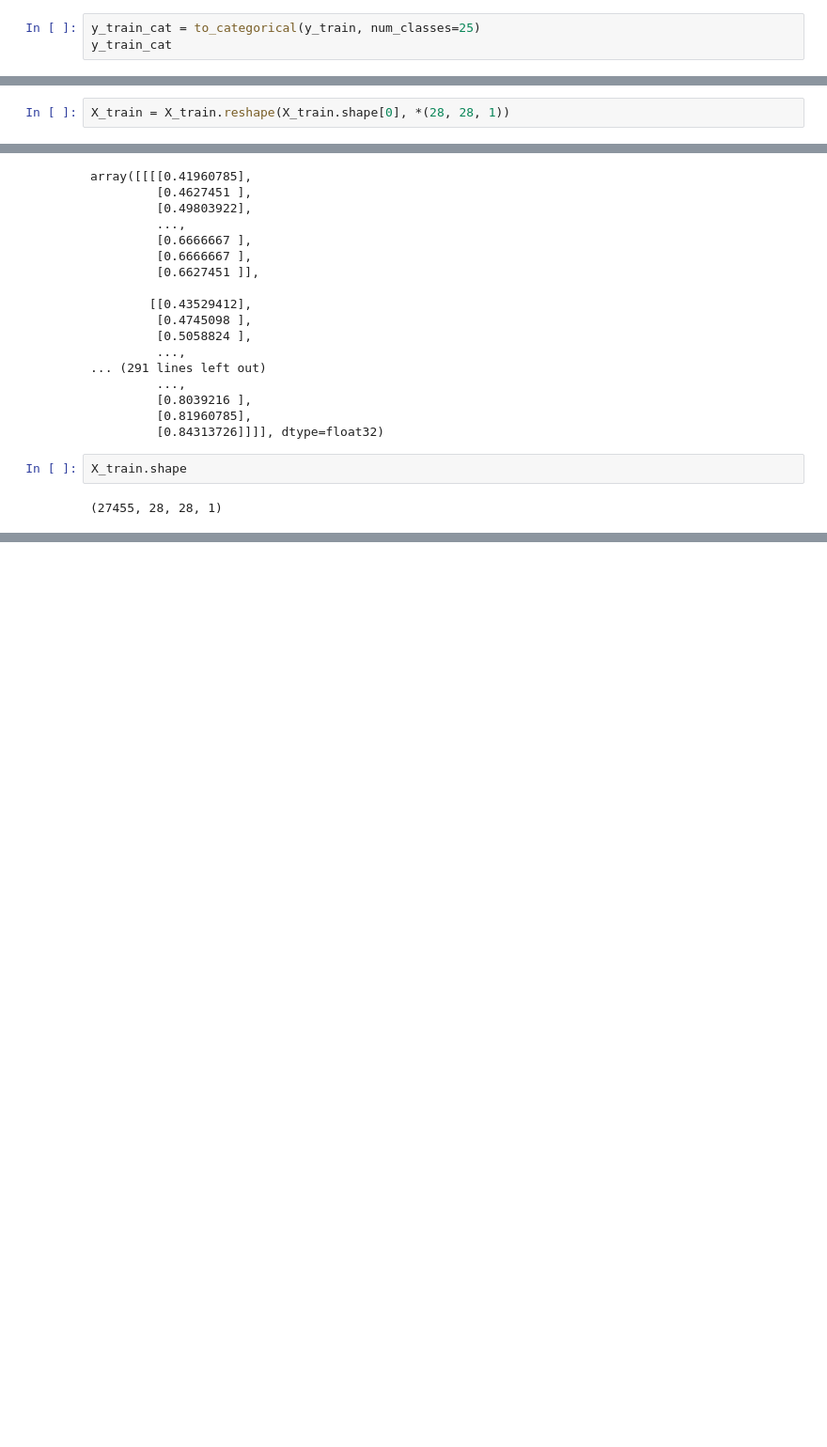
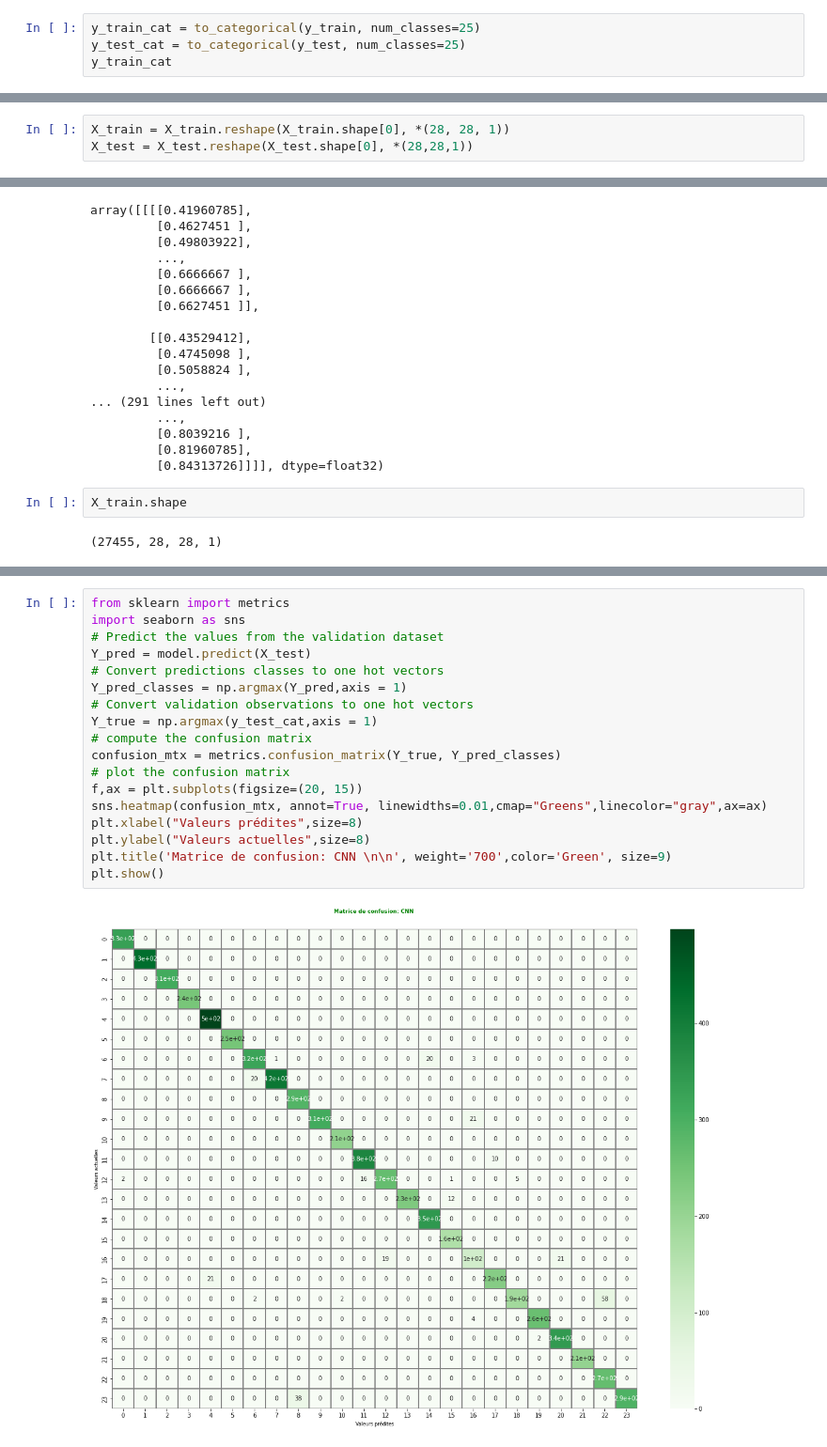
Before and after one commit to ylg619/sld, a Jupyter notebook: notebooks/notebook_danny.ipynb, the cells around one changed output, grey strips where cells are left out. Shown: that part at 94% size. Cells and saved outputs as stored; diff of their text form; blank space fills up the shorter version.

```diff
--- a/notebooks/notebook_danny.ipynb
+++ b/notebooks/notebook_danny.ipynb
@@ -200,5 +205,6 @@ array([[0.41960785, 0.4627451 , 0.49803922, ..., 0.8       , 0.79607844,
 # %%
 y_train_cat = to_categorical(y_train, num_classes=25)
+y_test_cat = to_categorical(y_test, num_classes=25)
 y_train_cat
 # %% [output]
 array([[0., 0., 0., ..., 0., 0., 0.],
@@ -225,6 +231,7 @@ y_train
 Name: label, Length: 27455, dtype: int64
 # %%
 X_train = X_train.reshape(X_train.shape[0], *(28, 28, 1))
+X_test = X_test.reshape(X_test.shape[0], *(28,28,1))
 # %%
 X_train
 # %% [output]
@@ -277,0 +378,20 @@ def initialize_model():
+# %%
+from sklearn import metrics
+import seaborn as sns
+# Predict the values from the validation dataset
+Y_pred = model.predict(X_test)
+# Convert predictions classes to one hot vectors
+Y_pred_classes = np.argmax(Y_pred,axis = 1)
+# Convert validation observations to one hot vectors
+Y_true = np.argmax(y_test_cat,axis = 1)
+# compute the confusion matrix
+confusion_mtx = metrics.confusion_matrix(Y_true, Y_pred_classes)
+# plot the confusion matrix
+f,ax = plt.subplots(figsize=(20, 15))
+sns.heatmap(confusion_mtx, annot=True, linewidths=0.01,cmap="Greens",linecolor="gray",ax=ax)
+plt.xlabel("Valeurs prédites",size=8)
+plt.ylabel("Valeurs actuelles",size=8)
+plt.title('Matrice de confusion: CNN \n\n', weight='700',color='Green', size=9)
+plt.show()
+# %% [output]
+[figure, added]
```
Also changed, not shown: parts of 16 cells of this notebook.
